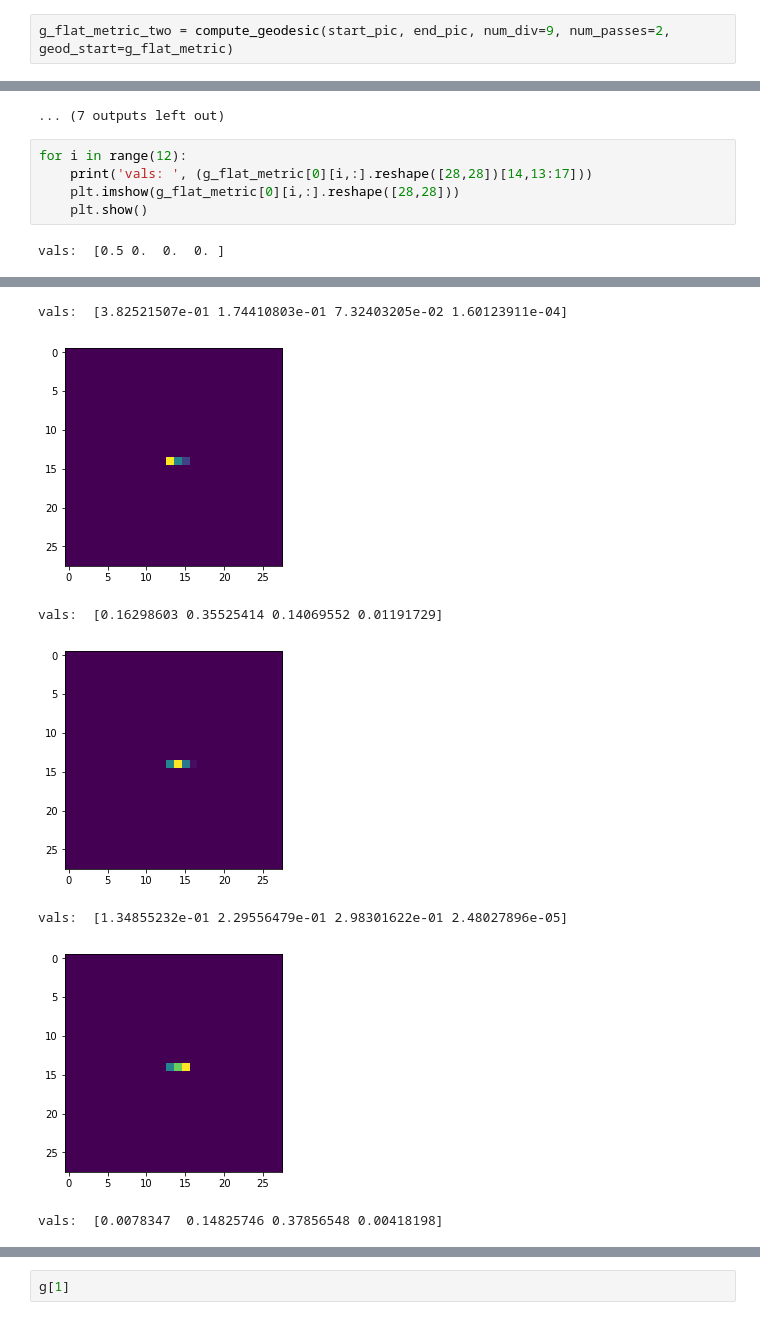
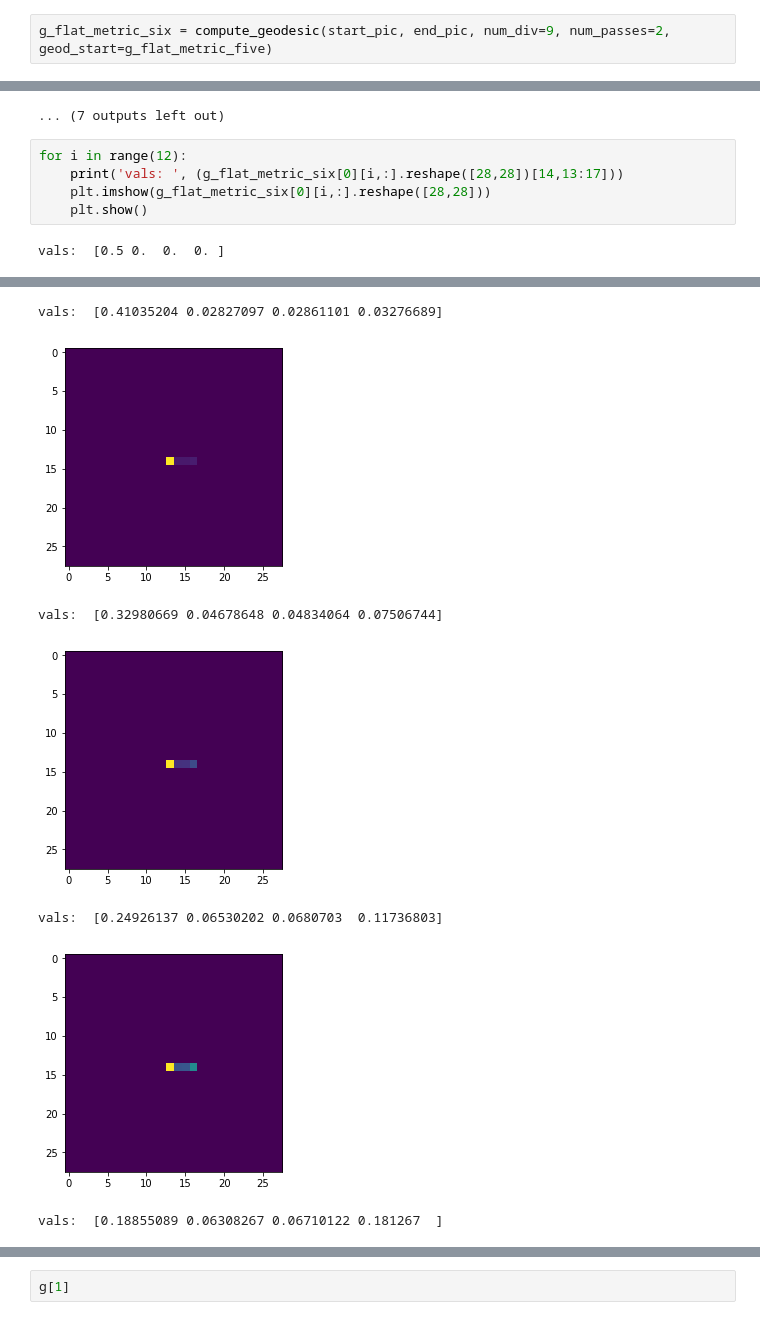
Before and after one commit to mbmcdermott/data-manifold, a Jupyter notebook: python/mnist/mnist_diff_evolution_4_pixel-gini.ipynb, the cells around one changed output, grey strips where cells are left out. Drawn from its saved outputs; the diff is of its cells as text.

```diff
--- a/python/mnist/mnist_diff_evolution_4_pixel-gini.ipynb
+++ b/python/mnist/mnist_diff_evolution_4_pixel-gini.ipynb
@@ -409,4 +409,4 @@ differential_evolution step 8: f(x)= 0.356962
 # %%
-g_flat_metric_two = compute_geodesic(start_pic, end_pic, num_div=9, num_passes=2, geod_start=g_flat_metric)
+g_flat_metric_six = compute_geodesic(start_pic, end_pic, num_div=9, num_passes=2, geod_start=g_flat_metric_five)
 # %% [output]
 begin diff evolution
@@ -474,16 +486,16 @@ vals:  [0.1357742  0.17998859 0.29820405 0.01800551]
 ... (7 outputs left out)
 # %%
 for i in range(12):
-    print('vals: ', (g_flat_metric[0][i,:].reshape([28,28])[14,13:17]))
-    plt.imshow(g_flat_metric[0][i,:].reshape([28,28]))
+    print('vals: ', (g_flat_metric_six[0][i,:].reshape([28,28])[14,13:17]))
+    plt.imshow(g_flat_metric_six[0][i,:].reshape([28,28]))
     plt.show()
 # %% [output]
 vals:  [0.5 0.  0.  0. ]
 [figure]
-vals:  [3.82521507e-01 1.74410803e-01 7.32403205e-02 1.60123911e-04]
+vals:  [0.41035204 0.02827097 0.02861101 0.03276689]
-[figure, old version]
+[figure, new version]
-vals:  [0.16298603 0.35525414 0.14069552 0.01191729]
+vals:  [0.32980669 0.04678648 0.04834064 0.07506744]
-[figure, old version]
+[figure, new version]
-vals:  [1.34855232e-01 2.29556479e-01 2.98301622e-01 2.48027896e-05]
+vals:  [0.24926137 0.06530202 0.0680703  0.11736803]
-[figure, old version]
+[figure, new version]
-vals:  [0.0078347  0.14825746 0.37856548 0.00418198]
+vals:  [0.18855089 0.06308267 0.06710122 0.181267  ]
```
Also changed, not shown: parts of 14 cells of this notebook, 13 other files.
